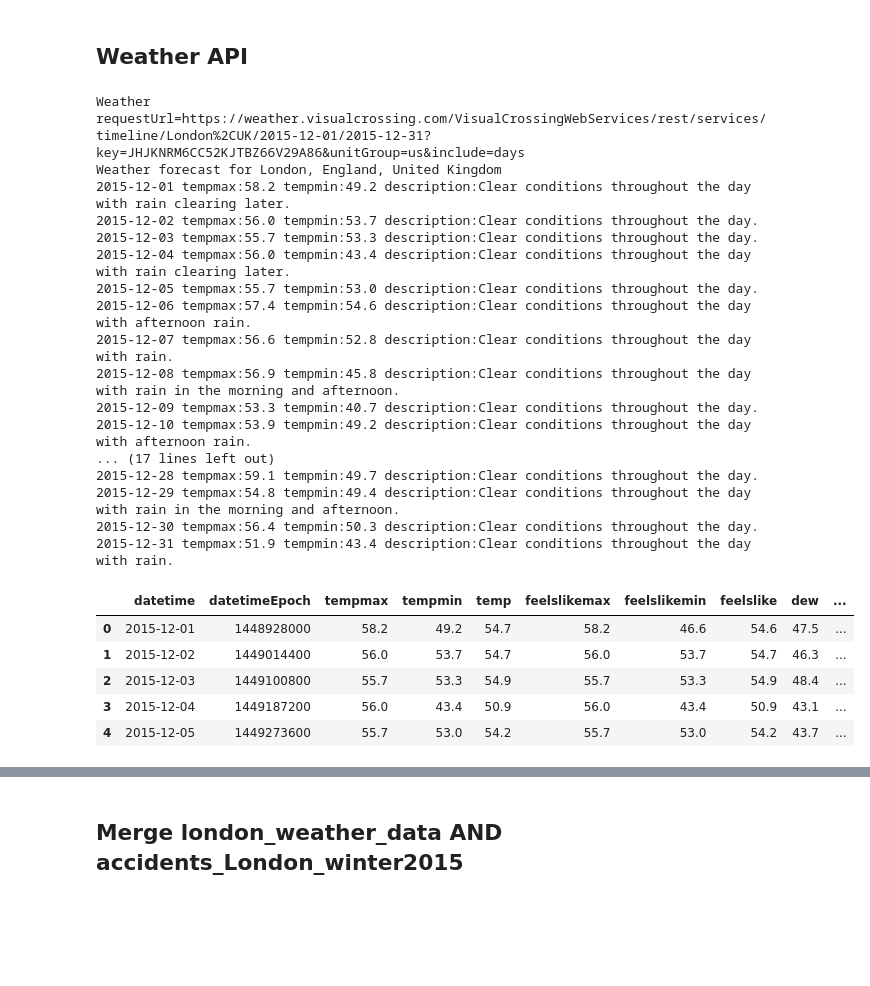
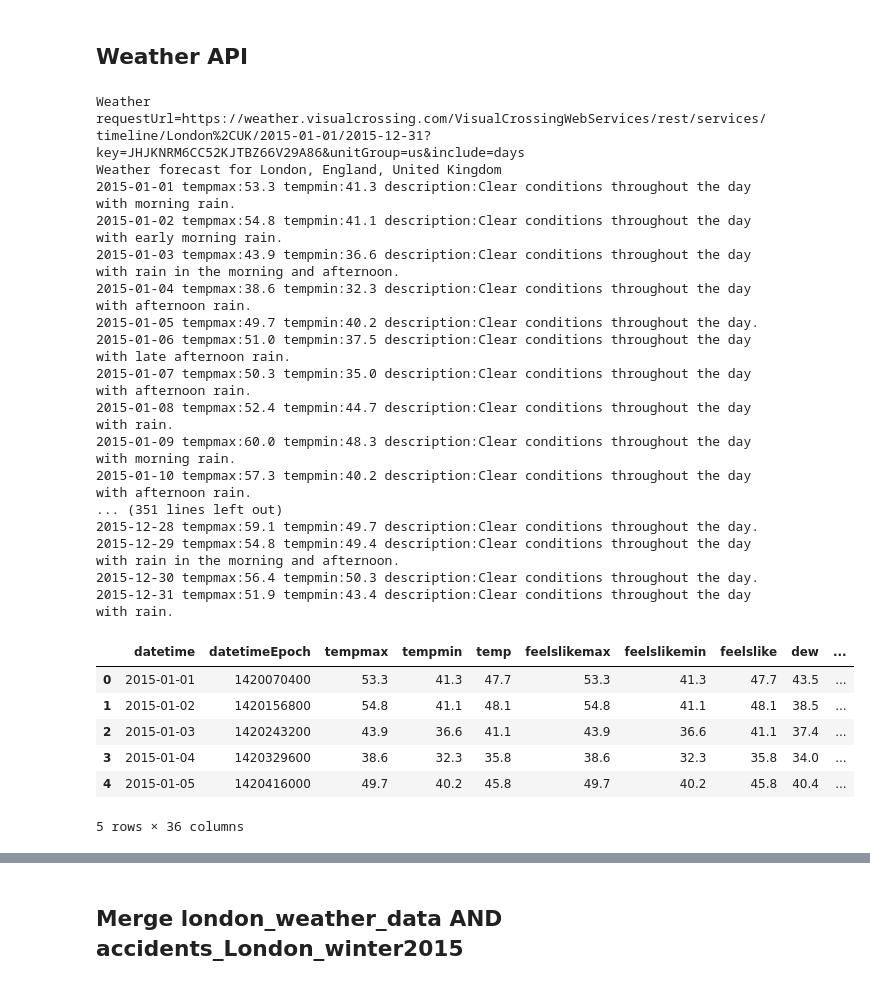
Before and after one commit to ersan-kucukoglu/accidents_python-project, a Jupyter notebook: code/data_manipulation.ipynb, the cells around one changed output, grey strips where cells are left out. Drawn from its saved outputs; the diff is of its cells as text; code cells hidden in the pictures; blank space fills up the shorter version.

```diff
--- a/code/data_manipulation.ipynb
+++ b/code/data_manipulation.ipynb
@@ -156,7 +152,7 @@ LOCATION="London,UK"
 UNIT_GROUP="us"
 #start_date = '2015-01-01'
 #end_date = '2015-02-29'
-start_date = '2015-12-01'
+start_date = '2015-01-01'
 end_date = '2015-12-31'
 
 def getWeatherForecast():
@@ -184,33 +180,34 @@ days=weatherForecast['days'];
 for day in days:
     print('{datetime} tempmax:{tempmax} tempmin:{tempmin} description:{description}'.format(datetime=day['datetime'], tempmax=day["tempmax"], tempmin=day["tempmin"], description=day["description"]))
 # %% [output]
-Weather requestUrl=https://weather.visualcrossing.com/VisualCrossingWebServices/rest/services/timeline/London%2CUK/2015-12-01/2015-12-31?key=JHJKNRM6CC52KJTBZ66V29A86&unitGroup=us&include=days
+Weather requestUrl=https://weather.visualcrossing.com/VisualCrossingWebServices/rest/services/timeline/London%2CUK/2015-01-01/2015-12-31?key=JHJKNRM6CC52KJTBZ66V29A86&unitGroup=us&include=days
 Weather forecast for London, England, United Kingdom
-2015-12-01 tempmax:58.2 tempmin:49.2 description:Clear conditions throughout the day with rain clearing later.
-2015-12-02 tempmax:56.0 tempmin:53.7 description:Clear conditions throughout the day.
-2015-12-03 tempmax:55.7 tempmin:53.3 description:Clear conditions throughout the day.
-2015-12-04 tempmax:56.0 tempmin:43.4 description:Clear conditions throughout the day with rain clearing later.
-2015-12-05 tempmax:55.7 tempmin:53.0 description:Clear conditions throughout the day.
-2015-12-06 tempmax:57.4 tempmin:54.6 description:Clear conditions throughout the day with afternoon rain.
-2015-12-07 tempmax:56.6 tempmin:52.8 description:Clear conditions throughout the day with rain.
-2015-12-08 tempmax:56.9 tempmin:45.8 description:Clear conditions throughout the day with rain in the morning and afternoon.
-2015-12-09 tempmax:53.3 tempmin:40.7 description:Clear conditions throughout the day.
-2015-12-10 tempmax:53.9 tempmin:49.2 description:Clear conditions throughout the day with afternoon rain.
-... (17 lines left out)
+2015-01-01 tempmax:53.3 tempmin:41.3 description:Clear conditions throughout the day with morning rain.
+2015-01-02 tempmax:54.8 tempmin:41.1 description:Clear conditions throughout the day with early morning rain.
+2015-01-03 tempmax:43.9 tempmin:36.6 description:Clear conditions throughout the day with rain in the morning and afternoon.
+2015-01-04 tempmax:38.6 tempmin:32.3 description:Clear conditions throughout the day with afternoon rain.
+2015-01-05 tempmax:49.7 tempmin:40.2 description:Clear conditions throughout the day.
+2015-01-06 tempmax:51.0 tempmin:37.5 description:Clear conditions throughout the day with late afternoon rain.
+2015-01-07 tempmax:50.3 tempmin:35.0 description:Clear conditions throughout the day with afternoon rain.
+2015-01-08 tempmax:52.4 tempmin:44.7 description:Clear conditions throughout the day with rain.
+2015-01-09 tempmax:60.0 tempmin:48.3 description:Clear conditions throughout the day with morning rain.
+2015-01-10 tempmax:57.3 tempmin:40.2 description:Clear conditions throughout the day with afternoon rain.
+... (351 lines left out)
 2015-12-28 tempmax:59.1 tempmin:49.7 description:Clear conditions throughout the day.
 2015-12-29 tempmax:54.8 tempmin:49.4 description:Clear conditions throughout the day with rain in the morning and afternoon.
 2015-12-30 tempmax:56.4 tempmin:50.3 description:Clear conditions throughout the day.
 2015-12-31 tempmax:51.9 tempmin:43.4 description:Clear conditions throughout the day with rain.
 # %%
 #1#london_weather_jan_feb = pd.DataFrame(days)
-london_weather_dec = pd.DataFrame(days)
+london_weather = pd.DataFrame(days)
 # %%
 #1#london_weather_jan_feb.head()
-london_weather_dec.head()
+london_weather.head()
 # %% [output]
 |  | datetime | datetimeEpoch | tempmax | tempmin | temp | feelslikemax | feelslikemin | feelslike | dew | ... |
-| 0 | 2015-12-01 | 1448928000 | 58.2 | 49.2 | 54.7 | 58.2 | 46.6 | 54.6 | 47.5 | ... |
-| 1 | 2015-12-02 | 1449014400 | 56.0 | 53.7 | 54.7 | 56.0 | 53.7 | 54.7 | 46.3 | ... |
-| 2 | 2015-12-03 | 1449100800 | 55.7 | 53.3 | 54.9 | 55.7 | 53.3 | 54.9 | 48.4 | ... |
-| 3 | 2015-12-04 | 1449187200 | 56.0 | 43.4 | 50.9 | 56.0 | 43.4 | 50.9 | 43.1 | ... |
-| 4 | 2015-12-05 | 1449273600 | 55.7 | 53.0 | 54.2 | 55.7 | 53.0 | 54.2 | 43.7 | ... |
+| 0 | 2015-01-01 | 1420070400 | 53.3 | 41.3 | 47.7 | 53.3 | 41.3 | 47.7 | 43.5 | ... |
+| 1 | 2015-01-02 | 1420156800 | 54.8 | 41.1 | 48.1 | 54.8 | 41.1 | 48.1 | 38.5 | ... |
+| 2 | 2015-01-03 | 1420243200 | 43.9 | 36.6 | 41.1 | 43.9 | 36.6 | 41.1 | 37.4 | ... |
+| 3 | 2015-01-04 | 1420329600 | 38.6 | 32.3 | 35.8 | 38.6 | 32.3 | 35.8 | 34.0 | ... |
+| 4 | 2015-01-05 | 1420416000 | 49.7 | 40.2 | 45.8 | 49.7 | 40.2 | 45.8 | 40.4 | ... |
+5 rows × 36 columns
```
Also changed, not shown: parts of 38 cells of this notebook.
